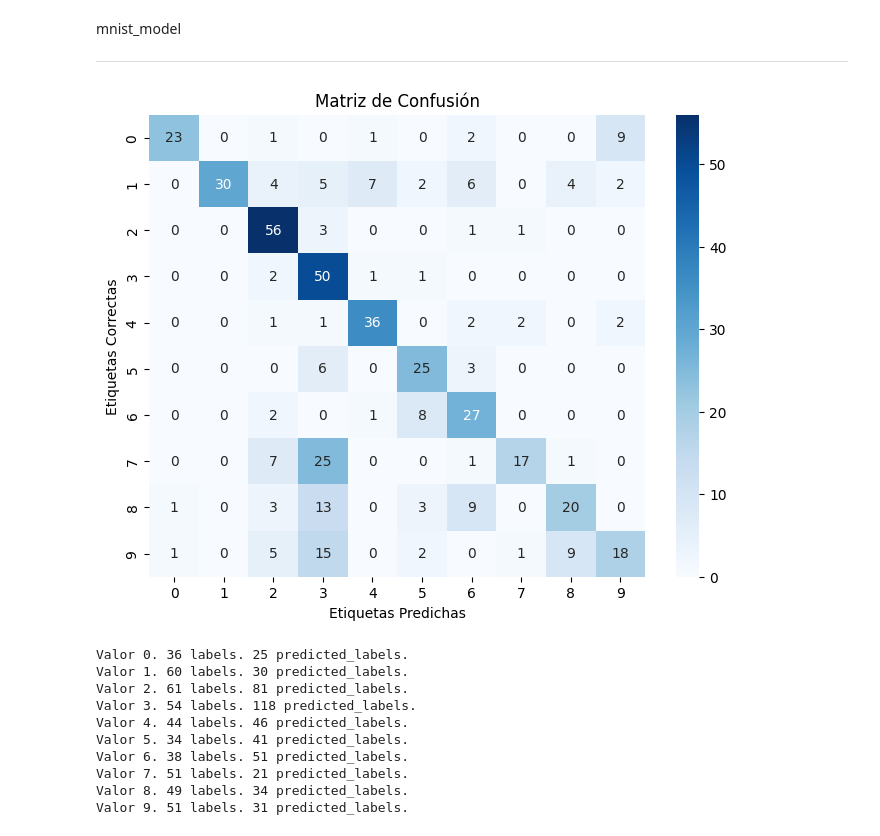
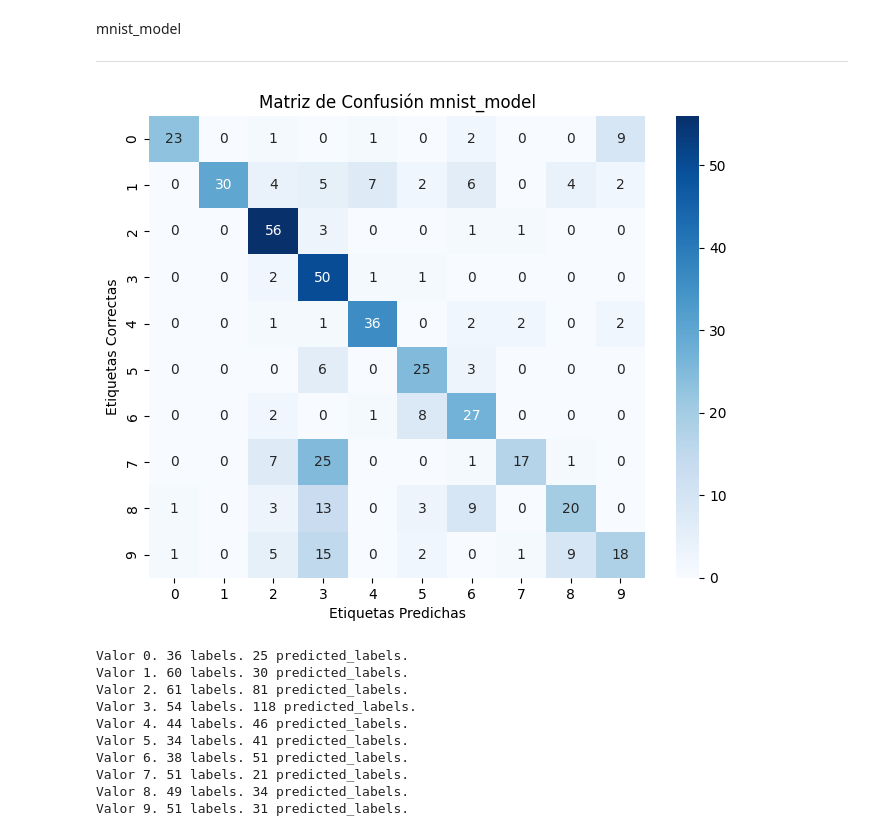
Before and after one commit to Jeremias44/digiartvisionsql, a Jupyter notebook: retrain.ipynb, the cells around one changed output. Saved outputs shown, nothing was run; the diff lists cells and outputs as text; code cells hidden in the pictures.

```diff
--- a/retrain.ipynb
+++ b/retrain.ipynb
@@ -266,22 +266,22 @@ mnist_model
 # %%
 # Realiza las predicciones en el conjunto de entrenamiento
 predictions = mnist_model.predict(train_vectors)
 # Convierte las predicciones en etiquetas
 predicted_labels = np.argmax(predictions, axis=1)
 # Calcula la matriz de confusión
 confusion = confusion_matrix(labels, predicted_labels)
 # Define los nombres de las etiquetas
 class_names = [str(i) for i in range(10)]
 # Crea un heatmap para visualizar la matriz de confusión
 plt.figure(figsize=(8, 6))
 sns.heatmap(confusion, annot=True, fmt='d', cmap='Blues', xticklabels=class_names, yticklabels=class_names)
 
 plt.xlabel('Etiquetas Predichas')
 plt.ylabel('Etiquetas Correctas')
-plt.title('Matriz de Confusión')
+plt.title('Matriz de Confusión mnist_model')
 plt.show()
 # %% [output]
-[figure, old version]
+[figure, new version]
 # %%
 value_to_count = [0,1,2,3,4,5,6,7,8,9]
 for value_to_count in value_to_count:
```
Also changed, not shown: parts of 2 cells of this notebook, 4 other files.
